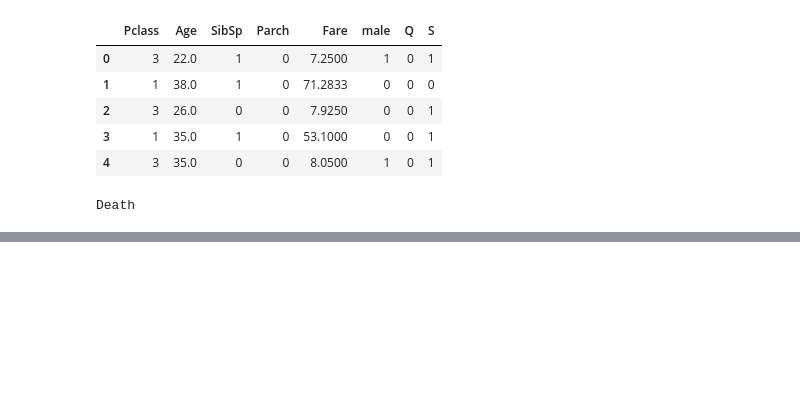
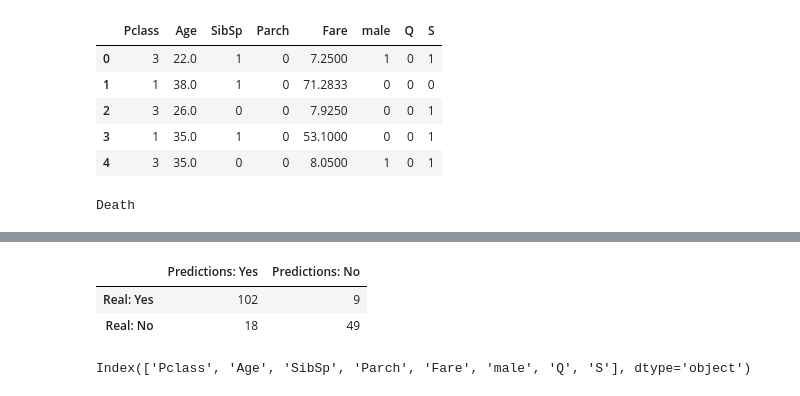
Before and after one commit to luisssSoto/IAAndMachineLearning, a Jupyter notebook: unit4/4.decisionTree/decision_tree.ipynb, the cells around one changed output, grey strips where cells are left out. Saved outputs shown, nothing was run; the diff lists cells and outputs as text; code cells hidden in the pictures; blank space fills up the shorter version.

```diff
--- a/unit4/4.decisionTree/decision_tree.ipynb
+++ b/unit4/4.decisionTree/decision_tree.ipynb
@@ -528,0 +605,10 @@ Death
+# %%
+pandas.DataFrame(confusion_matrix(y_testing, predictions), columns=["Predictions: Yes", "Predictions: No"], index=["Real: Yes", "Real: No"])
+# %% [output]
+|  | Predictions: Yes | Predictions: No |
+| Real: Yes | 102 | 9 |
+| Real: No | 18 | 49 |
+# %%
+x_training.columns
+# %% [output]
+Index(['Pclass', 'Age', 'SibSp', 'Parch', 'Fare', 'male', 'Q', 'S'], dtype='object')
```
Also changed, not shown: parts of 18 cells of this notebook, 1 other file.
